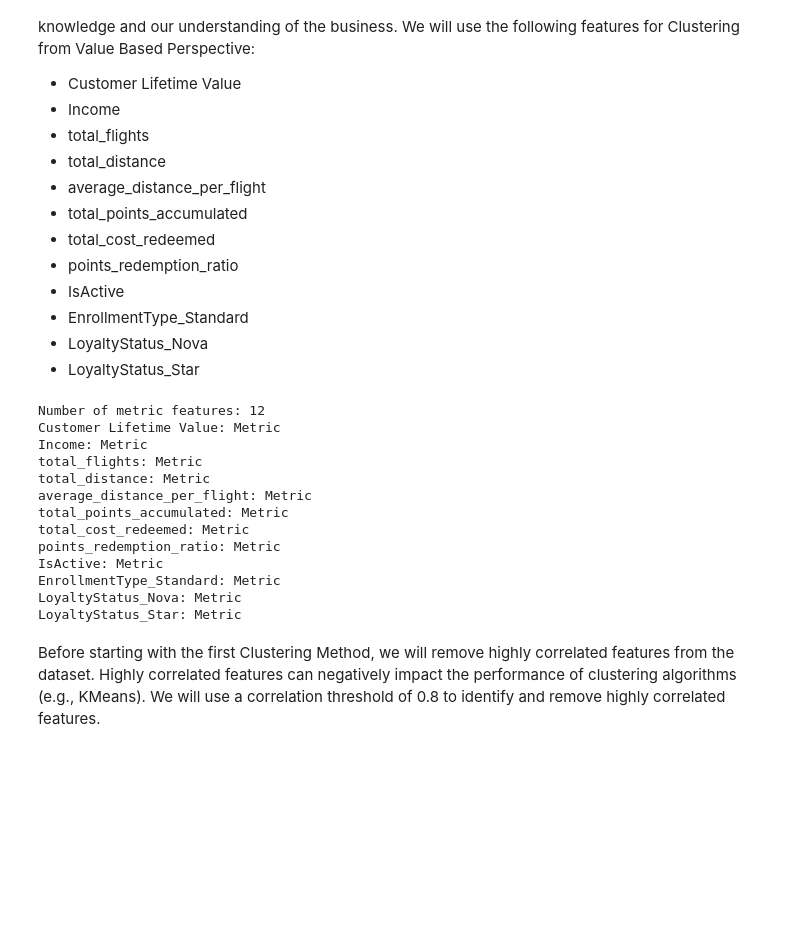
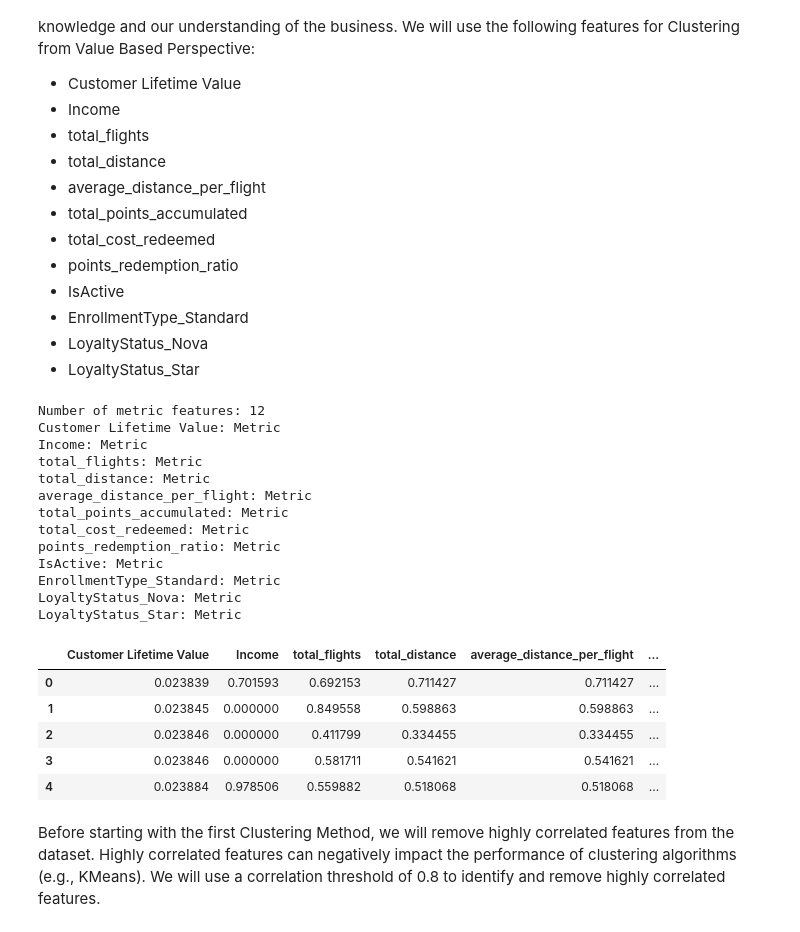
Before and after one commit to Mehmet1700/DataMining2025, a Jupyter notebook: notebooks_deliverable2/01_Clustering_Value_Based_updated.ipynb, the cells around one changed output. Drawn from its saved outputs; the diff is of its cells as text; code cells hidden in the pictures; blank space fills up the shorter version.

```diff
--- a/notebooks_deliverable2/01_Clustering_Value_Based_updated.ipynb
+++ b/notebooks_deliverable2/01_Clustering_Value_Based_updated.ipynb
@@ -159,31 +162,43 @@ value_based_features = [
 # %%
 # Show the selected featurescustomers[preference_features].head()
 customers[value_based_features].head()
 
 # Print number of metric features
 print ("Number of metric features:", len(value_based_features))
 
 # check if metric or not
 
 for feature in value_based_features:
     if pd.api.types.is_numeric_dtype(customers[feature]):
         print(f"{feature}: Metric")
     else:
         print(f"{feature}: Not Metric")
+
+
+# Create the pandas dataframe df_value_based
+df_value_based = pd.DataFrame(customers[value_based_features])
+
+df_value_based.head()
 # %% [output]
 Number of metric features: 12
 Customer Lifetime Value: Metric
 Income: Metric
 total_flights: Metric
 total_distance: Metric
 average_distance_per_flight: Metric
 total_points_accumulated: Metric
 total_cost_redeemed: Metric
 points_redemption_ratio: Metric
 IsActive: Metric
 EnrollmentType_Standard: Metric
 LoyaltyStatus_Nova: Metric
 LoyaltyStatus_Star: Metric
+|  | Customer Lifetime Value | Income | total_flights | total_distance | average_distance_per_flight | ... |
+| 0 | 0.023839 | 0.701593 | 0.692153 | 0.711427 | 0.711427 | ... |
+| 1 | 0.023845 | 0.000000 | 0.849558 | 0.598863 | 0.598863 | ... |
+| 2 | 0.023846 | 0.000000 | 0.411799 | 0.334455 | 0.334455 | ... |
+| 3 | 0.023846 | 0.000000 | 0.581711 | 0.541621 | 0.541621 | ... |
+| 4 | 0.023884 | 0.978506 | 0.559882 | 0.518068 | 0.518068 | ... |
 # %% [markdown]
 Before starting with the first Clustering Method, we will remove highly correlated features from the dataset. Highly correlated features can negatively impact the performance of clustering algorithms (e.g., KMeans). We will use a correlation threshold of 0.8 to identify and remove highly correlated features.
 # %%
```
Also changed, not shown: parts of 6 cells of this notebook, 1 other file.
